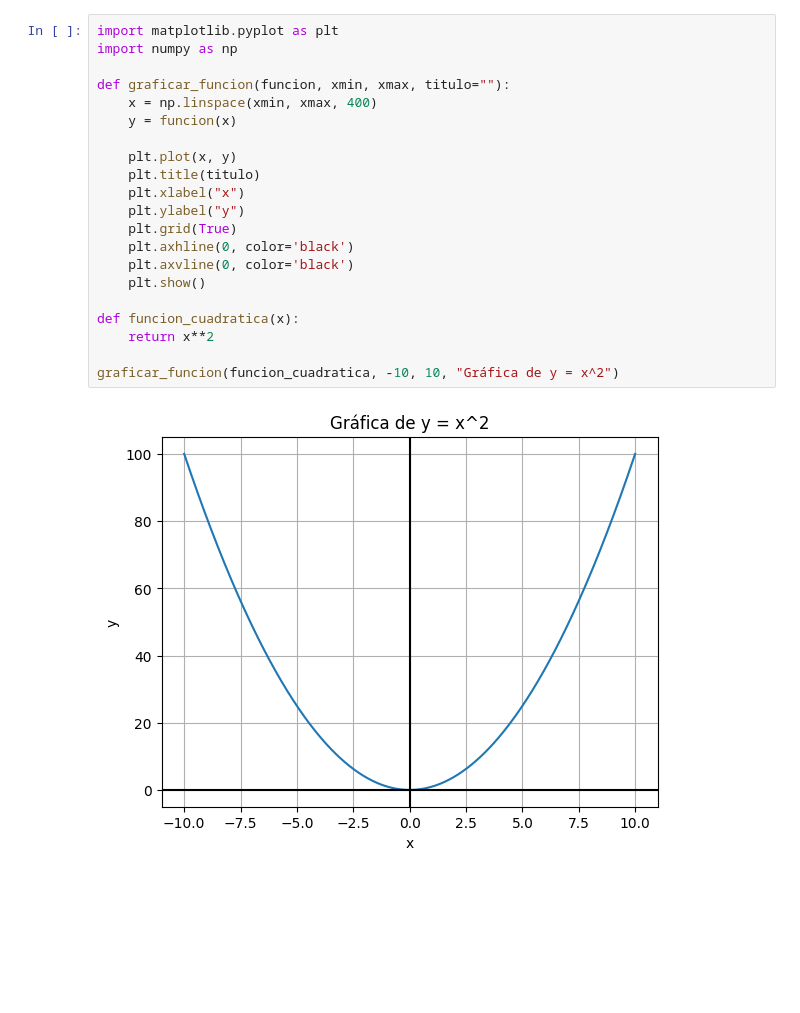
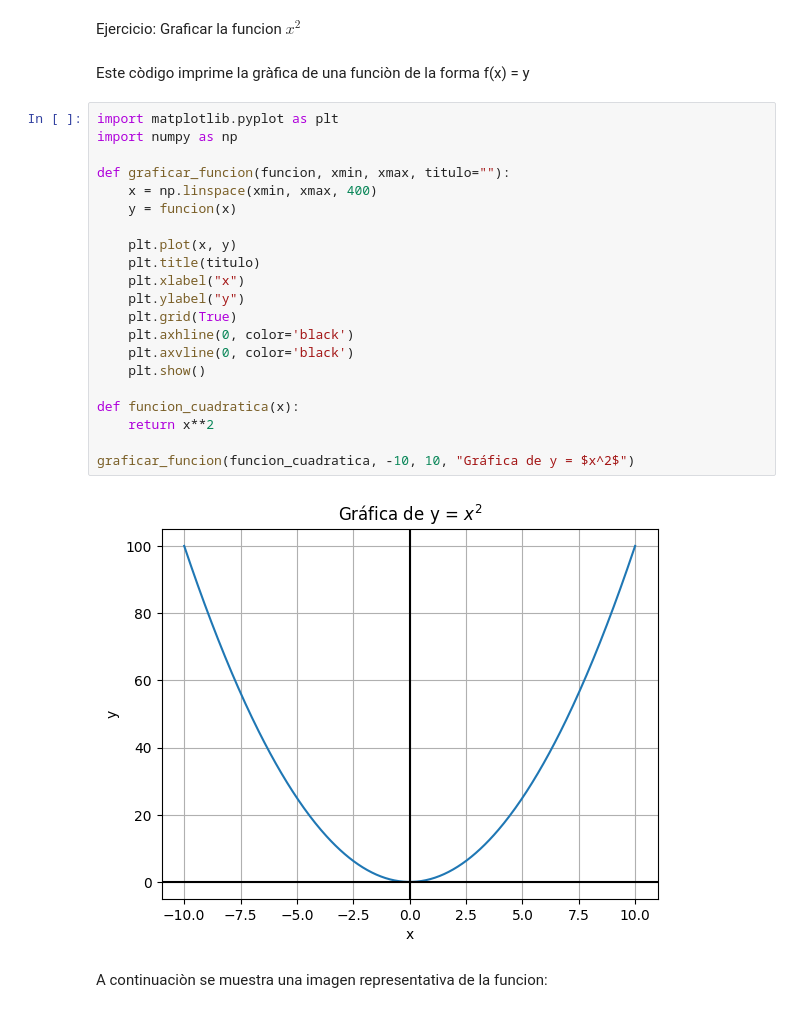
Before and after one commit to Israel-Garcilazo/EDP1, a Jupyter notebook: Grafica.ipynb, the cells around one changed output. Cells and saved outputs as stored; diff of their text form; blank space fills up the shorter version.

```diff
--- a/Grafica.ipynb
+++ b/Grafica.ipynb
@@ -1,25 +1,31 @@
 # %% [markdown]
 <a href="https://colab.research.google.com/github/Israel-Garcilazo/EDP1/blob/main/Grafica.ipynb" target="_parent"><img src="https://colab.research.google.com/assets/colab-badge.svg" alt="Open In Colab"/></a>
+# %% [markdown]
+ Ejercicio: Graficar la funcion $x^2$
+# %% [markdown]
+Este còdigo imprime la gràfica de una funciòn de la forma f(x) = y
 # %%
 import matplotlib.pyplot as plt
 import numpy as np
 
 def graficar_funcion(funcion, xmin, xmax, titulo=""):
     x = np.linspace(xmin, xmax, 400)
     y = funcion(x)
 
     plt.plot(x, y)
     plt.title(titulo)
     plt.xlabel("x")
     plt.ylabel("y")
     plt.grid(True)
     plt.axhline(0, color='black')
     plt.axvline(0, color='black')
     plt.show()
 
 def funcion_cuadratica(x):
     return x**2
 
-graficar_funcion(funcion_cuadratica, -10, 10, "Gráfica de y = x^2")
+graficar_funcion(funcion_cuadratica, -10, 10, "Gráfica de y = $x^2$")
 # %% [output]
-[figure, old version]
+[figure, new version]
+# %% [markdown]
+A continuaciòn se muestra una imagen representativa de la funcion:
```
Also changed, not shown: parts of 1 cell of this notebook.
